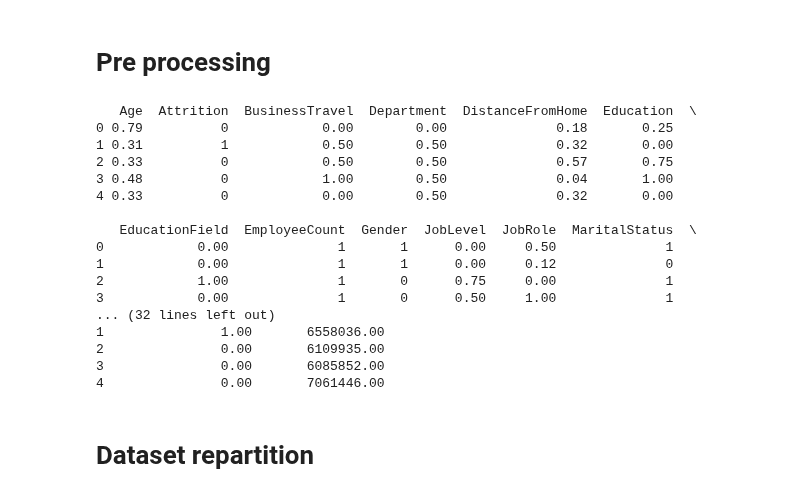
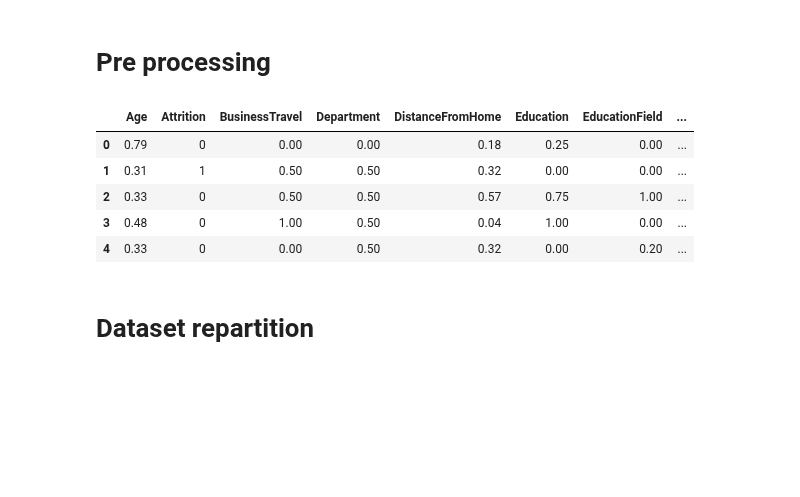
Before and after one commit to Francky46/AttritionPrediction, a Jupyter notebook: AttritionPrediction.ipynb, the cells around one changed output. Saved outputs shown, nothing was run; the diff lists cells and outputs as text; code cells hidden in the pictures; blank space fills up the shorter version.

```diff
--- a/AttritionPrediction.ipynb
+++ b/AttritionPrediction.ipynb
@@ -473,52 +473,41 @@ encoding_cat={
         'JobRole': {
             'Sales Executive': 0, 'Research Scientist': 1, 'Laboratory Technician': 2,
             'Manufacturing Director': 3, 'Healthcare Representative': 4, 'Manager': 5,
             'Sales Representative': 6, 'Research Director': 7, 'Human Resources': 8
         },
         'MaritalStatus': {'Single': 0, 'Married': 1, 'Divorced': 2},
         'Over18': {'Y': 1, 'N': 0},
     }
 
 scale_cat=[
         'Age', 'DistanceFromHome', 'Education', 'JobLevel', 'MonthlyIncome',
         'NumCompaniesWorked', 'PercentSalaryHike', 'StockOptionLevel', 'TotalWorkingYears',
         'TrainingTimesLastYear', 'YearsAtCompany', 'YearsSinceLastPromotion',
         'YearsWithCurrManager', 'JobRole', 'EducationField', 'StandardHours', 'PerformanceRating',
-        'JobInvolvement', 'WorkLifeBalanc', 'JobSatisfaction', 'EnvironmentSatisfaction', 'BusinessTravel', 'Department'
+        'JobInvolvement', 'WorkLifeBalance', 'JobSatisfaction', 'EnvironmentSatisfaction', 'BusinessTravel', 'Department', 'Time_Aggregated'
     ]
 # Paramètres
 params = {
     'drop_columns': ['EmployeeID'],
     'transform_time': True,
-    'time_aggregation': 'sum',
+    'time_aggregation': 'mean',
     'fill_missing': {'Age': (None, 30)},
     'encode_categorical': encoding_cat,
     'label_column': None,
     'label_mapping': None,
     'scale_columns': scale_cat,
     'scaling_method': 'minmax'
 }
 
 # Application
 processed_df = preprocess_data(merged_data, **params)
-print(processed_df.head())
+processed_df.head()
 # %% [output]
-   Age  Attrition  BusinessTravel  Department  DistanceFromHome  Education  \
-0 0.79          0            0.00        0.00              0.18       0.25
-1 0.31          1            0.50        0.50              0.32       0.00
-2 0.33          0            0.50        0.50              0.57       0.75
-3 0.48          0            1.00        0.50              0.04       1.00
-4 0.33          0            0.00        0.50              0.32       0.00
-
-   EducationField  EmployeeCount  Gender  JobLevel  JobRole  MaritalStatus  \
-0            0.00              1       1      0.00     0.50              1
-1            0.00              1       1      0.00     0.12              0
-2            1.00              1       0      0.75     0.00              1
-3            0.00              1       0      0.50     1.00              1
-... (32 lines left out)
-1               1.00       6558036.00
-2               0.00       6109935.00
-3               0.00       6085852.00
-4               0.00       7061446.00
+|  | Age | Attrition | BusinessTravel | Department | DistanceFromHome | Education | EducationField | ... |
+| 0 | 0.79 | 0 | 0.00 | 0.00 | 0.18 | 0.25 | 0.00 | ... |
+| 1 | 0.31 | 1 | 0.50 | 0.50 | 0.32 | 0.00 | 0.00 | ... |
+| 2 | 0.33 | 0 | 0.50 | 0.50 | 0.57 | 0.75 | 1.00 | ... |
+| 3 | 0.48 | 0 | 1.00 | 0.50 | 0.04 | 1.00 | 0.00 | ... |
+| 4 | 0.33 | 0 | 0.00 | 0.50 | 0.32 | 0.00 | 0.20 | ... |
 # %% [markdown]
 # Dataset repartition
```
Also changed, not shown: parts of 5 cells of this notebook.
